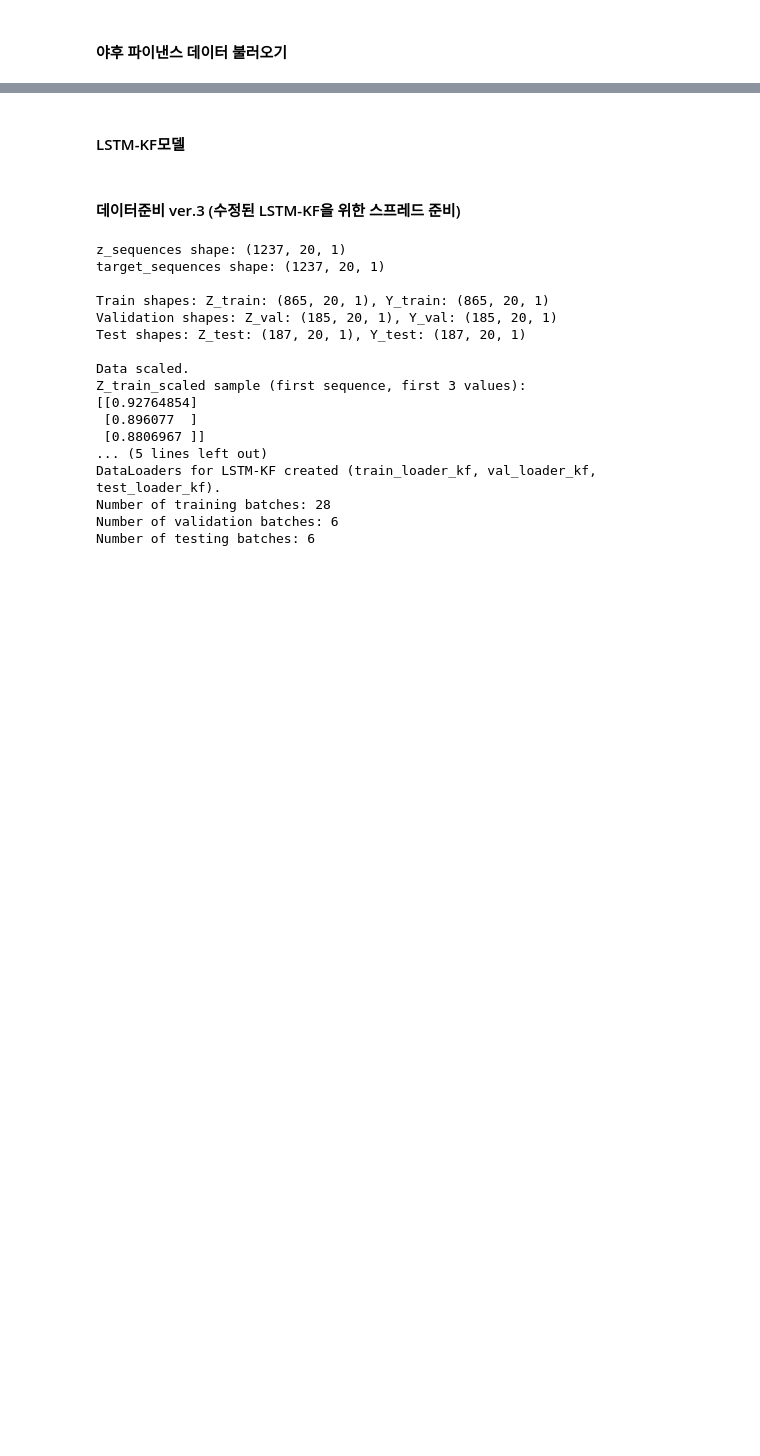
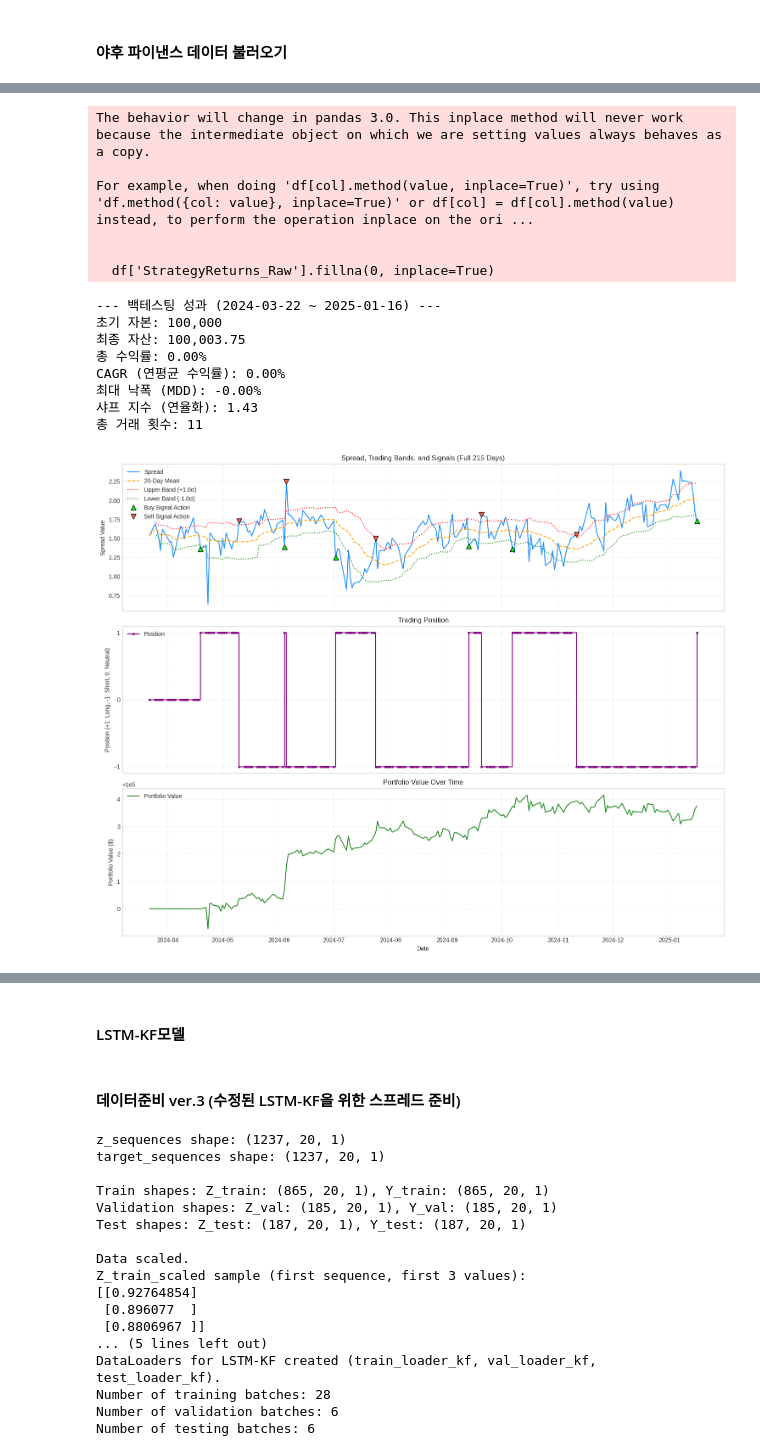
Before and after one commit to caxios/MLDS, a Jupyter notebook: LSTM_KF.ipynb, the cells around one changed output, grey strips where cells are left out. Cells and saved outputs as stored; diff of their text form; code cells hidden in the pictures; blank space fills up the shorter version.

```diff
--- a/LSTM_KF.ipynb
+++ b/LSTM_KF.ipynb
@@ -547,0 +874,25 @@ plt.show()
+# %%
+# 실제 데이터로 백테스팅한 결과
+act_results, act_metrics = run_and_visualize_backtest(
+  spread_series=final_actual_series,
+  rolling_window=param_rolling_window,
+  std_dev_multiplier=param_std_dev_multiplier,
+  initial_capital=param_initial_capital,
+  commission_rate=param_commission_rate
+)
+# %% [output]
+The behavior will change in pandas 3.0. This inplace method will never work because the intermediate object on which we are setting values always behaves as a copy.
+
+For example, when doing 'df[col].method(value, inplace=True)', try using 'df.method({col: value}, inplace=True)' or df[col] = df[col].method(value) instead, to perform the operation inplace on the ori ...
+
+
+  df['StrategyReturns_Raw'].fillna(0, inplace=True)
+--- 백테스팅 성과 (2024-03-22 ~ 2025-01-16) ---
+초기 자본: 100,000
+최종 자산: 100,003.75
+총 수익률: 0.00%
+CAGR (연평균 수익률): 0.00%
+최대 낙폭 (MDD): -0.00%
+샤프 지수 (연율화): 1.43
+총 거래 횟수: 11
+[figure, added]
```
Also changed, not shown: parts of 61 cells of this notebook.
